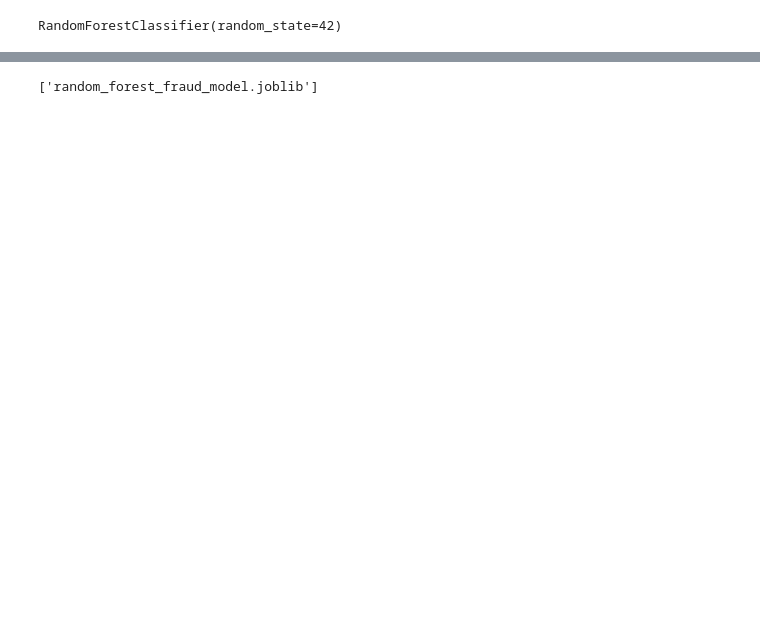
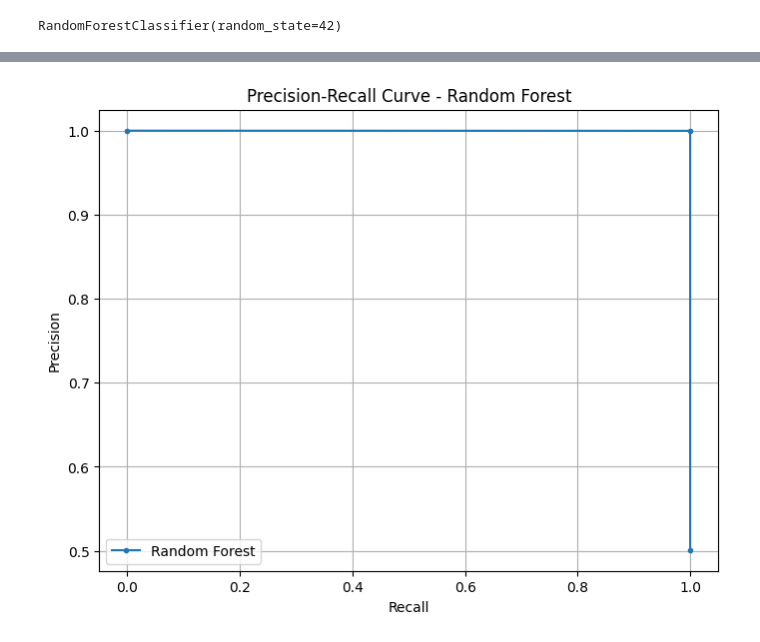
Before and after one commit to IndulekhaKP/credit-card-fraud-detection, a Jupyter notebook: notebooks/CreditCardFraudDetection_randomforest.ipynb, the cells around one changed output, grey strips where cells are left out. Saved outputs shown, nothing was run; the diff lists cells and outputs as text; code cells hidden in the pictures; blank space fills up the shorter version.

Commit message:
Added model evaluation notebook

```diff
--- a/notebooks/CreditCardFraudDetection_randomforest.ipynb
+++ b/notebooks/CreditCardFraudDetection_randomforest.ipynb
@@ -216,7 +220,17 @@ weighted avg       1.00      1.00      1.00     71959
-# %%
-import joblib
-
-# Save the trained model
-joblib.dump(model, 'random_forest_fraud_model.joblib')
-# %% [output]
-['random_forest_fraud_model.joblib']
+# %%
+# Plot Precision-Recall Curve for Random Forest
+from sklearn.metrics import precision_recall_curve
+
+y_pred_rf = model.predict(X_test)  # Predictions for test data
+precision_rf, recall_rf, _ = precision_recall_curve(y_test, y_pred_rf)
+
+plt.figure(figsize=(8, 6))
+plt.plot(recall_rf, precision_rf, marker='.', label='Random Forest')
+plt.title("Precision-Recall Curve - Random Forest")
+plt.xlabel("Recall")
+plt.ylabel("Precision")
+plt.legend()
+plt.grid()
+plt.show()
+# %% [output]
+[figure, added]
```
Also changed, not shown: parts of 11 cells of this notebook, 5 other files.
